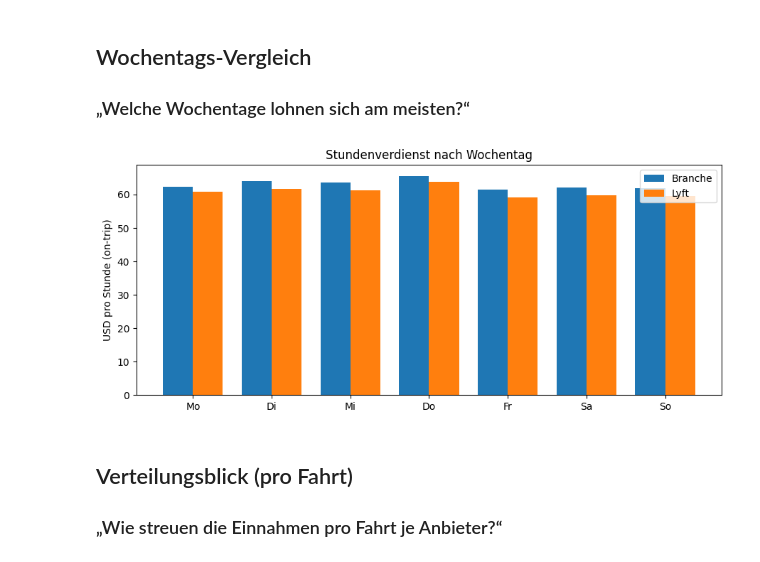
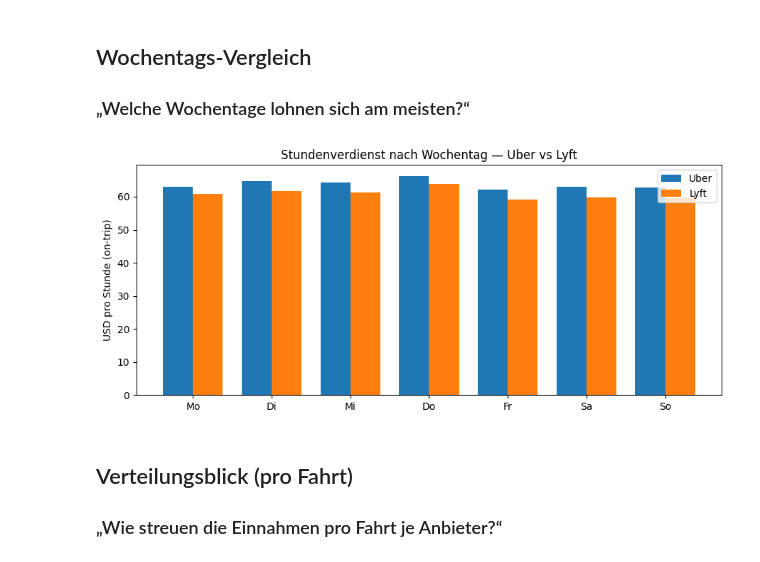
Before and after one commit to binhduong160199/DataEngineering8, a Jupyter notebook: user_story_earnings.ipynb, the cells around one changed output. Saved outputs shown, nothing was run; the diff lists cells and outputs as text; code cells hidden in the pictures.

```diff
--- a/user_story_earnings.ipynb
+++ b/user_story_earnings.ipynb
@@ -134,28 +142,44 @@ plt.show()
 # %%
 dow_order = ["Monday","Tuesday","Wednesday","Thursday","Friday","Saturday","Sunday"]
 
-dow_industry = (df.groupby("dow").apply(weighted_hourly)
-                  .reindex(dow_order).rename("industry_hourly").reset_index())
+# --- Uber ---
+dow_uber = (
+    df[df["Providers"] == "Uber"]
+      .groupby("dow")
+      .apply(lambda g: weighted_hourly(g.drop(columns="dow")))
+      .reindex(dow_order)
+      .rename("uber_hourly")
+      .reset_index()
+)
 
-dow_provider = (df[df["Providers"]==provider_to_compare]
-                .groupby("dow").apply(weighted_hourly)
-                .reindex(dow_order).rename("provider_hourly").reset_index())
+# --- Lyft ---
+dow_lyft = (
+    df[df["Providers"] == "Lyft"]
+      .groupby("dow")
+      .apply(lambda g: weighted_hourly(g.drop(columns="dow")))
+      .reindex(dow_order)
+      .rename("lyft_hourly")
+      .reset_index()
+)
 
-dow_merged = pd.merge(dow_industry, dow_provider, on="dow", how="outer")
+# --- Zusammenführen ---
+dow_merged = pd.merge(dow_uber, dow_lyft, on="dow", how="outer")
 
+# --- Plot ---
 x = np.arange(len(dow_order))
 width = 0.38
+
 plt.figure(figsize=(9,4))
-plt.bar(x - width/2, dow_merged["industry_hourly"], width, label="Branche")
-plt.bar(x + width/2, dow_merged["provider_hourly"], width, label=provider_to_compare)
+plt.bar(x - width/2, dow_merged["uber_hourly"], width, label="Uber", color="tab:blue")
+plt.bar(x + width/2, dow_merged["lyft_hourly"], width, label="Lyft", color="tab:orange")
 plt.xticks(x, ["Mo","Di","Mi","Do","Fr","Sa","So"])
 plt.ylabel("USD pro Stunde (on-trip)")
-plt.title("Stundenverdienst nach Wochentag")
+plt.title("Stundenverdienst nach Wochentag — Uber vs Lyft")
 plt.legend()
 plt.tight_layout()
 plt.show()
 # %% [output]
-[figure, old version]
+[figure, new version]
 # %% [markdown]
 ## Verteilungsblick (pro Fahrt)
 ### „Wie streuen die Einnahmen pro Fahrt je Anbieter?“
```
Also changed, not shown: parts of 1 cell of this notebook.
